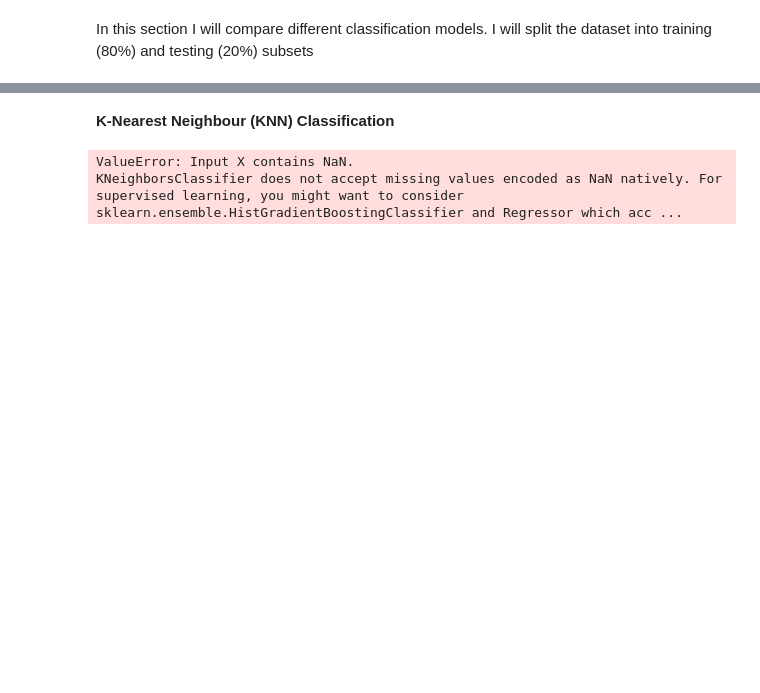
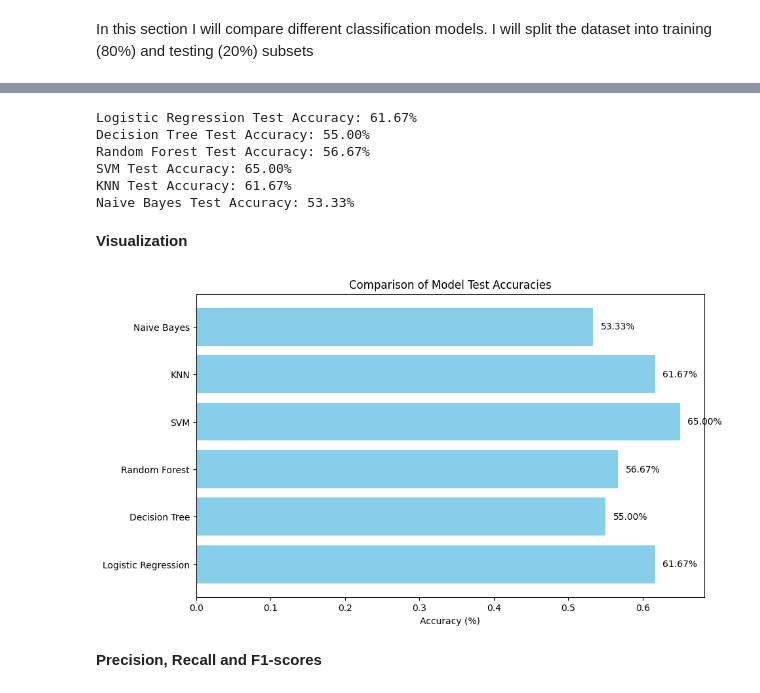
Before and after one commit to AdamTMU/CIND820, a Jupyter notebook: Capstone_Project_CIND820.ipynb, the cells around one changed output, grey strips where cells are left out. Cells and saved outputs as stored; diff of their text form; code cells hidden in the pictures; blank space fills up the shorter version.

```diff
--- a/Capstone_Project_CIND820.ipynb
+++ b/Capstone_Project_CIND820.ipynb
@@ -337,25 +358,49 @@ Decision Tree Test Accuracy 44.26%
-# %% [markdown]
-**K-Nearest Neighbour (KNN) Classification**
-# %%
-# Create a StandardScaler object
-scaler = StandardScaler()
-
-# Fit the scaler to your data and transform it
-X_normalized = scaler.fit_transform(X) # Normalize X and assign to X_normalized
-
-# Now proceed with the train_test_split
-X_train, X_test, y_train, y_test = train_test_split(
-                                   X_normalized, # target hariç veri setinin tamamı (X)
-                                   y, # target (Y)
-                                   test_size = .2, # %80 train %20 test olmak üzere ayırdık.
-                                   random_state=1905)
-# KNN Model
-knn = KNeighborsClassifier(n_neighbors = 2)  # n_neighbors means k
-knn.fit(X_train, y_train)
-prediction = knn.predict(X_test)
-
-knn_score = knn.score(X_test, y_test)
-print("{} NN Score: {:.2f}%".format(knn.n_neighbors, knn_score*100))
-# %% [output]
-ValueError: Input X contains NaN.
-KNeighborsClassifier does not accept missing values encoded as NaN natively. For supervised learning, you might want to consider sklearn.ensemble.HistGradientBoostingClassifier and Regressor which acc ...
+# %%
+#print the accuracy on the test set for each model to compare performance
+print("Logistic Regression Test Accuracy: {:.2f}%".format(logistic_model.score(X_test, y_test) * 100))
+print("Decision Tree Test Accuracy: {:.2f}%".format(tree_model.score(X_test, y_test) * 100))
+print("Random Forest Test Accuracy: {:.2f}%".format(forest_model.score(X_test, y_test) * 100))
+print("SVM Test Accuracy: {:.2f}%".format(svm_model.score(X_test, y_test) * 100))
+print("KNN Test Accuracy: {:.2f}%".format(knn_model.score(X_test, y_test) * 100))
+print("Naive Bayes Test Accuracy: {:.2f}%".format(naive_bayes_model.score(X_test, y_test) * 100))
+# %% [output]
+Logistic Regression Test Accuracy: 61.67%
+Decision Tree Test Accuracy: 55.00%
+Random Forest Test Accuracy: 56.67%
+SVM Test Accuracy: 65.00%
+KNN Test Accuracy: 61.67%
+Naive Bayes Test Accuracy: 53.33%
+# %% [markdown]
+**Visualization**
+# %%
+# Create a list of model names and corresponding test accuracies
+model_names = ["Logistic Regression", "Decision Tree", "Random Forest", "SVM", "KNN", "Naive Bayes"]
+accuracies = [
+    logistic_model.score(X_test, y_test),
+    tree_model.score(X_test, y_test),
+    forest_model.score(X_test, y_test),
+    svm_model.score(X_test, y_test),
+    knn_model.score(X_test, y_test),
+    naive_bayes_model.score(X_test, y_test)
+]
+
+# Set up the figure and axis for the plot
+fig, ax = plt.subplots(figsize=(10, 6))
+
+# Plotting the bar chart
+ax.barh(model_names, accuracies, color='skyblue')
+
+# Add titles and labels
+ax.set_xlabel('Accuracy (%)')
+ax.set_title('Comparison of Model Test Accuracies')
+
+# Display the accuracy values on the bars
+for i in range(len(accuracies)):
+    ax.text(accuracies[i] + 0.01, i, f'{accuracies[i] * 100:.2f}%', va='center')
+
+# Show the plot
+plt.show()
+# %% [output]
+[figure, added]
+# %% [markdown]
+**Precision, Recall and F1-scores**
```
Also changed, not shown: parts of 27 cells of this notebook.
